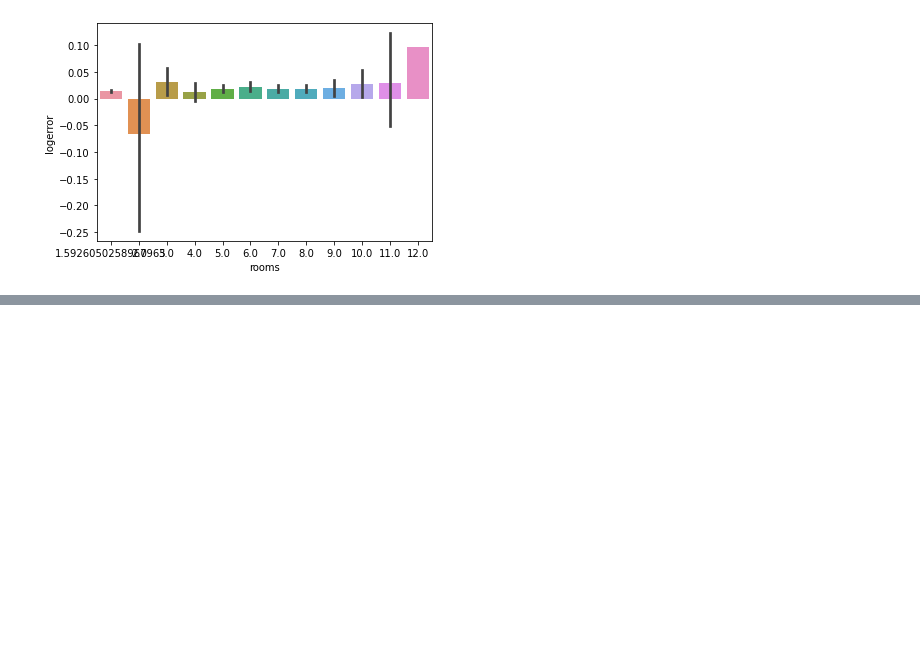
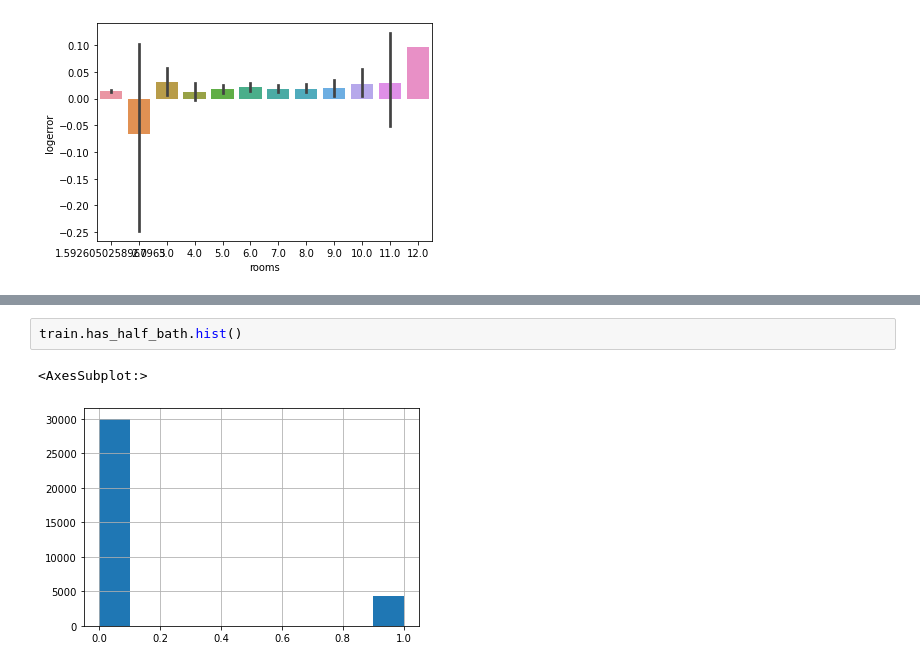
Before and after one commit to brianclements03/clustering, a Jupyter notebook: explore_zillow.ipynb, the cells around one changed output, grey strips where cells are left out. Drawn from its saved outputs; the diff is of its cells as text; blank space fills up the shorter version.

```diff
--- a/explore_zillow.ipynb
+++ b/explore_zillow.ipynb
@@ -608,0 +611,5 @@ Normally distributed....
+# %%
+train.has_half_bath.hist()
+# %% [output]
+<AxesSubplot:>
+[figure, added]
```
Also changed, not shown: parts of 60 cells of this notebook.
